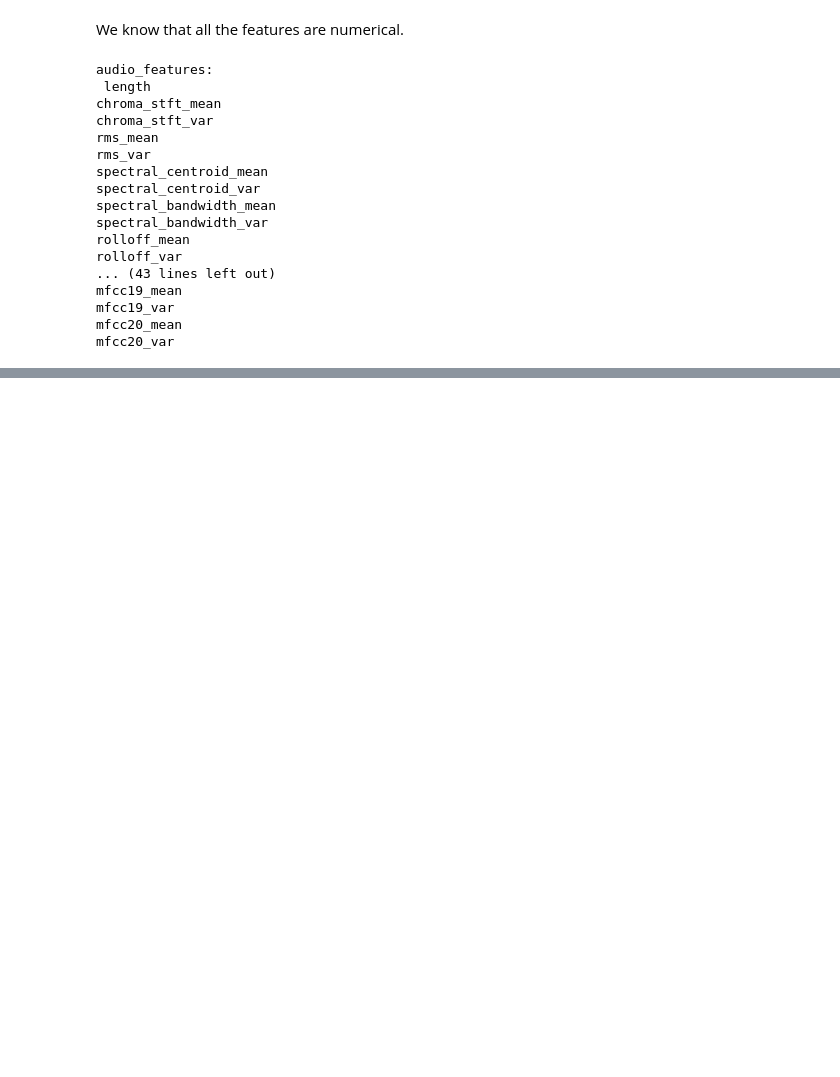
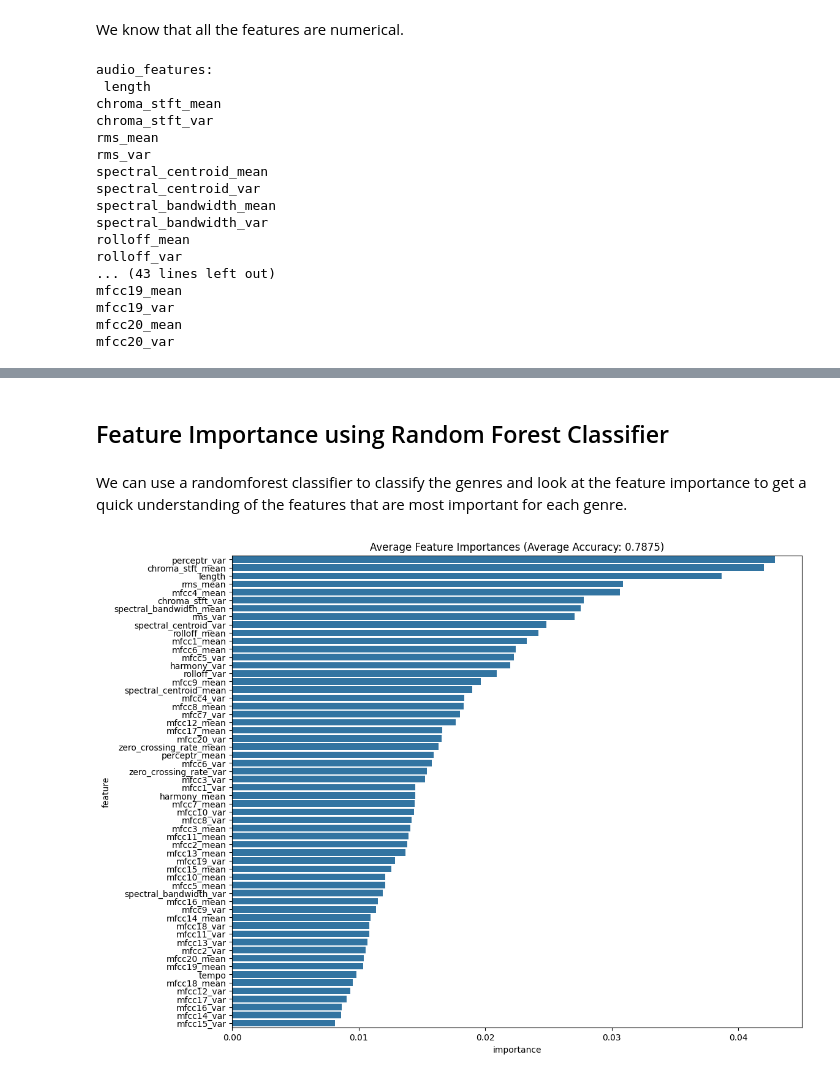
Before and after one commit to rajanhans/SDS-CP018-music-classifier, a Jupyter notebook: notebooks/julien-hovan/week-1.ipynb, the cells around one changed output, grey strips where cells are left out. Saved outputs shown, nothing was run; the diff lists cells and outputs as text; code cells hidden in the pictures; blank space fills up the shorter version.

Commit message:
convert all audio files into melspectrograms and add visualizations;
create interactive plots to explore the data, perform feature importance analysis

```diff
--- a/notebooks/julien-hovan/week-1.ipynb
+++ b/notebooks/julien-hovan/week-1.ipynb
@@ -135,0 +184,36 @@ plot_feature_by_label(features_30s_df, 'chroma_stft_var')
+# %% [markdown]
+## Feature Importance using Random Forest Classifier
+# %% [markdown]
+We can use a randomforest classifier to classify the genres and look at the feature importance to get a quick understanding of the features that are most important for each genre.
+# %%
+X = features_30s_df.drop(columns=['filename', 'label'])
+y = features_30s_df['label']
+
+num_runs = 10  # Number of times to run the RandomForest
+feature_importances_list = []
+accuracy_list = []
+
+for i in range(num_runs):
+    X_train, X_test, y_train, y_test = train_test_split(X, y, test_size=0.2, random_state=42 + i) # add a seed to the random state
+    rf_classifier = RandomForestClassifier(n_estimators=100, random_state=42)
+    rf_classifier.fit(X_train, y_train)
+    feature_importances_list.append(rf_classifier.feature_importances_)
+
+    y_pred = rf_classifier.predict(X_test)
+    accuracy = accuracy_score(y_test, y_pred)
+    accuracy_list.append(accuracy)
+
+# Average feature importances
+average_feature_importances = np.mean(feature_importances_list, axis=0)
+average_accuracy = np.mean(accuracy_list)
+
+feature_names = X.columns
+feature_importance_df = pd.DataFrame({'feature': feature_names, 'importance': average_feature_importances})
+feature_importance_df = feature_importance_df.sort_values('importance', ascending=False)
+
+plt.figure(figsize=(12, 10))
+sns.barplot(x='importance', y='feature', data=feature_importance_df)
+plt.title(f'Average Feature Importances (Average Accuracy: {average_accuracy:.4f})')
+plt.show()
+# %% [output]
+[figure, added]
```
Also changed, not shown: parts of 10 cells of this notebook, 1 other file.
